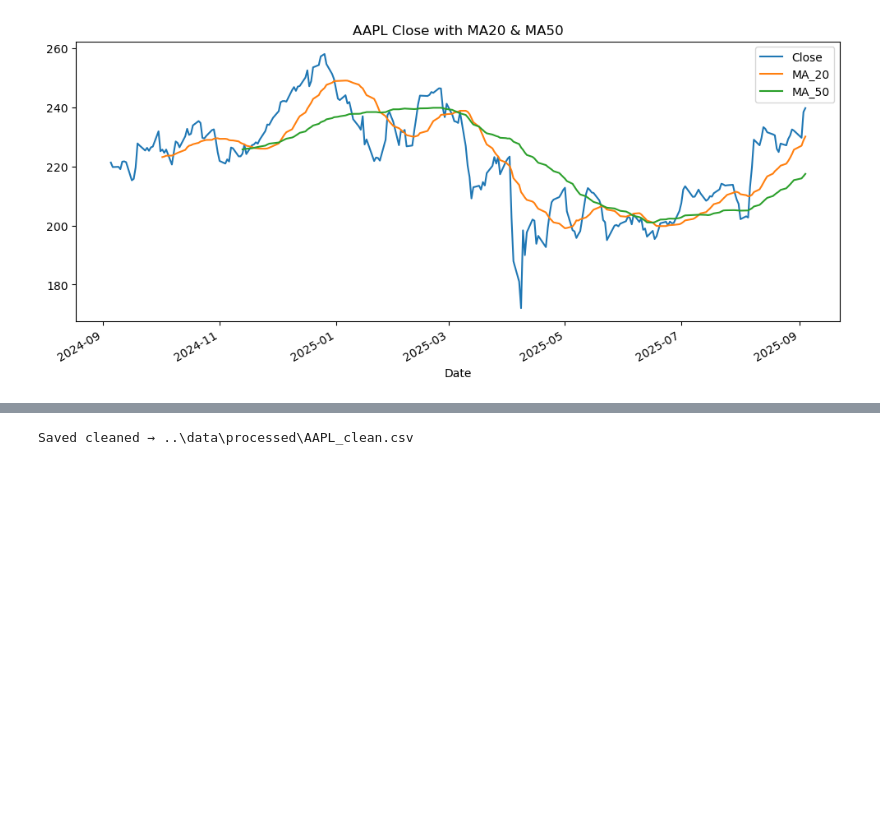
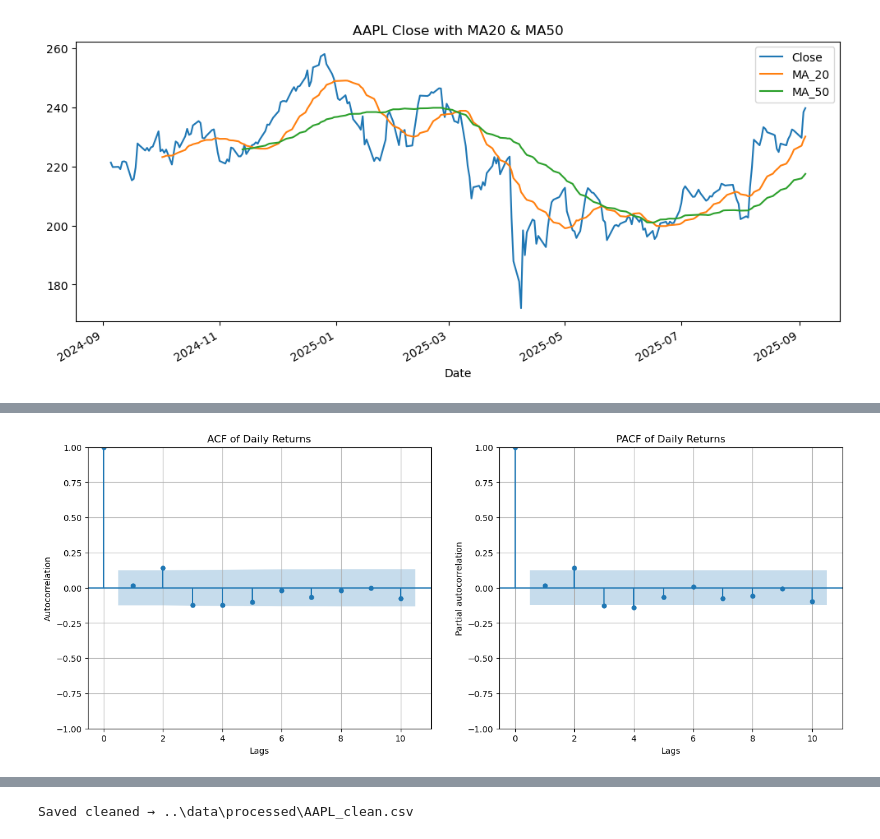
Before and after one commit to JayBro45/stock-forecast-app, a Jupyter notebook: notebooks/01_eda.ipynb, the cells around one changed output, grey strips where cells are left out. Cells and saved outputs as stored; diff of their text form; code cells hidden in the pictures; blank space fills up the shorter version.

```diff
--- a/notebooks/01_eda.ipynb
+++ b/notebooks/01_eda.ipynb
@@ -116,0 +152,18 @@ plt.show()
+# %%
+from statsmodels.graphics.tsaplots import plot_acf, plot_pacf
+fig, axes = plt.subplots(1, 2, figsize=(16,6))
+plot_acf(df['Daily_Return'].dropna(), lags=10, ax=axes[0])
+axes[0].set_xlabel("Lags")
+axes[0].set_ylabel("Autocorrelation")
+axes[0].set_title("ACF of Daily Returns")
+axes[0].grid(True)
+
+plot_pacf(df['Daily_Return'].dropna(), lags=10, ax=axes[1])
+axes[1].set_xlabel("Lags")
+axes[1].set_ylabel("Partial autocorrelation")
+axes[1].set_title("PACF of Daily Returns")
+axes[1].grid(True)
+
+plt.show()
+# %% [output]
+[figure, added]
```
Also changed, not shown: parts of 5 cells of this notebook, 1 other file.
